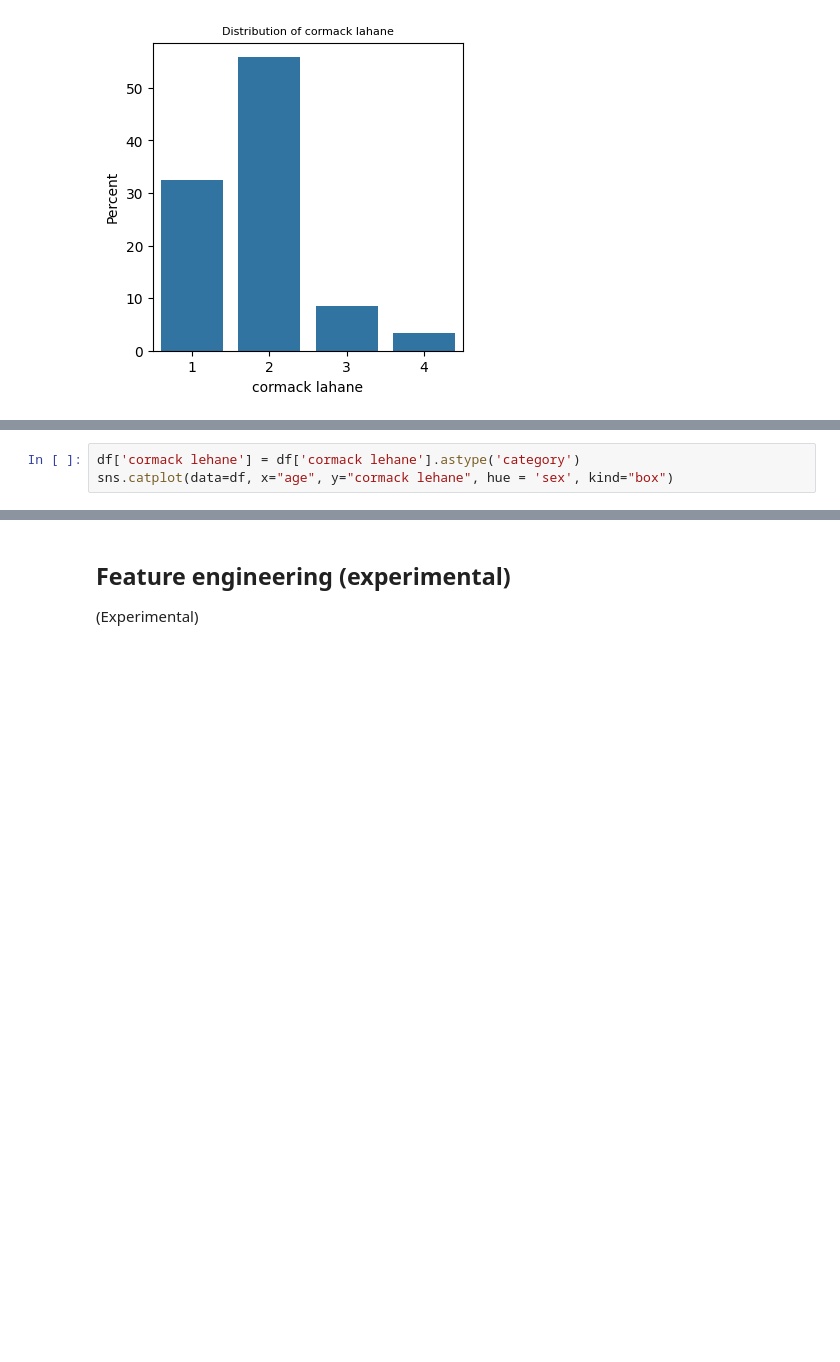
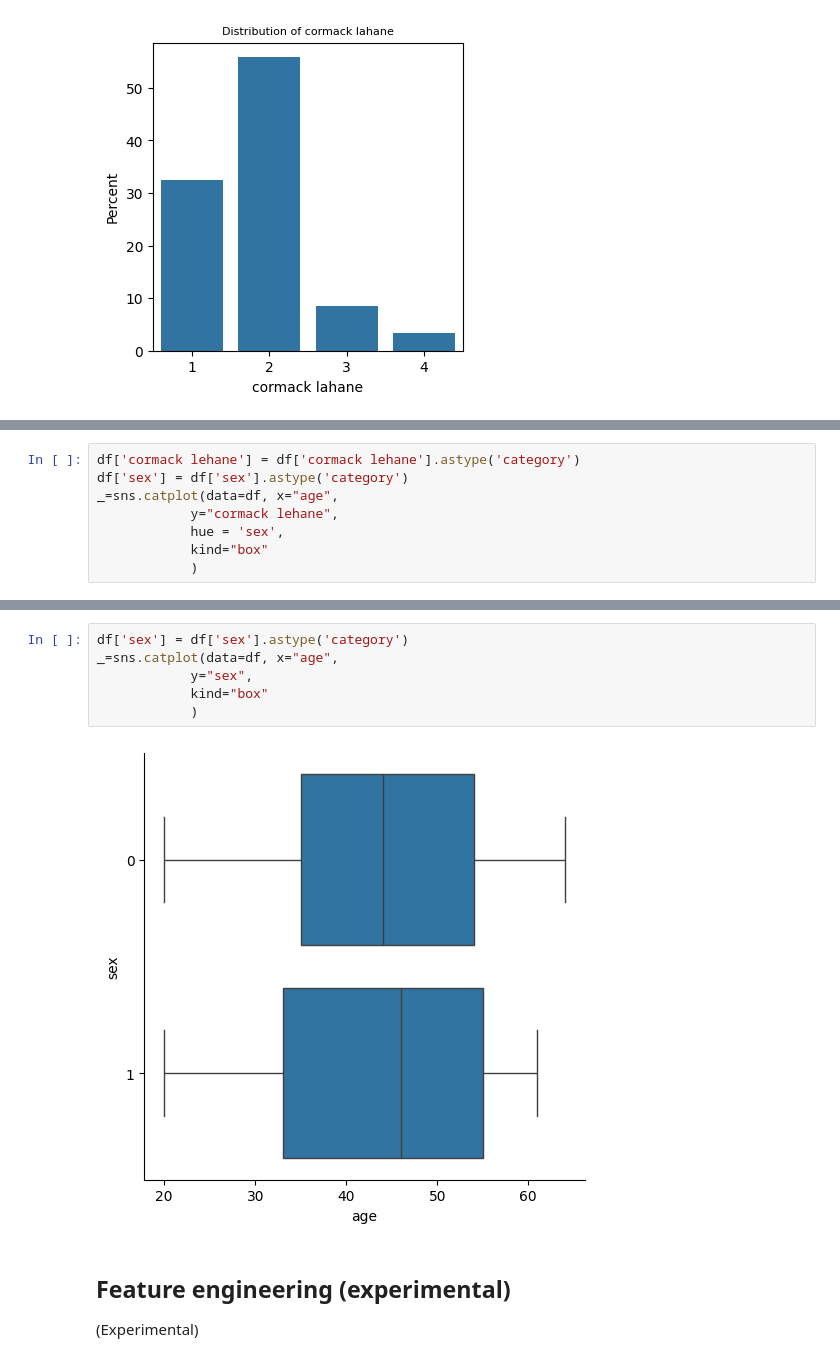
Before and after one commit to harnalashok/classification, a Jupyter notebook: airways.ipynb, the cells around one changed output, grey strips where cells are left out. Drawn from its saved outputs; the diff is of its cells as text; blank space fills up the shorter version.

```diff
--- a/airways.ipynb
+++ b/airways.ipynb
@@ -285,4 +323,9 @@ _=plt.show()
 # %%
 df['cormack lehane'] = df['cormack lehane'].astype('category')
-sns.catplot(data=df, x="age", y="cormack lehane", hue = 'sex', kind="box")
+df['sex'] = df['sex'].astype('category')
+_=sns.catplot(data=df, x="age",
+            y="cormack lehane",
+            hue = 'sex',
+            kind="box"
+            )
 # %% [output]
@@ -290,4 +332,12 @@ sns.catplot(data=df, x="age", y="cormack lehane", hue = 'sex', kind="box")
 [figure]
+# %%
+df['sex'] = df['sex'].astype('category')
+_=sns.catplot(data=df, x="age",
+            y="sex",
+            kind="box"
+            )
+# %% [output]
+[figure, added]
 # %% [markdown]
 ## Feature engineering (experimental)
 (Experimental)
```
Also changed, not shown: parts of 24 cells of this notebook.
